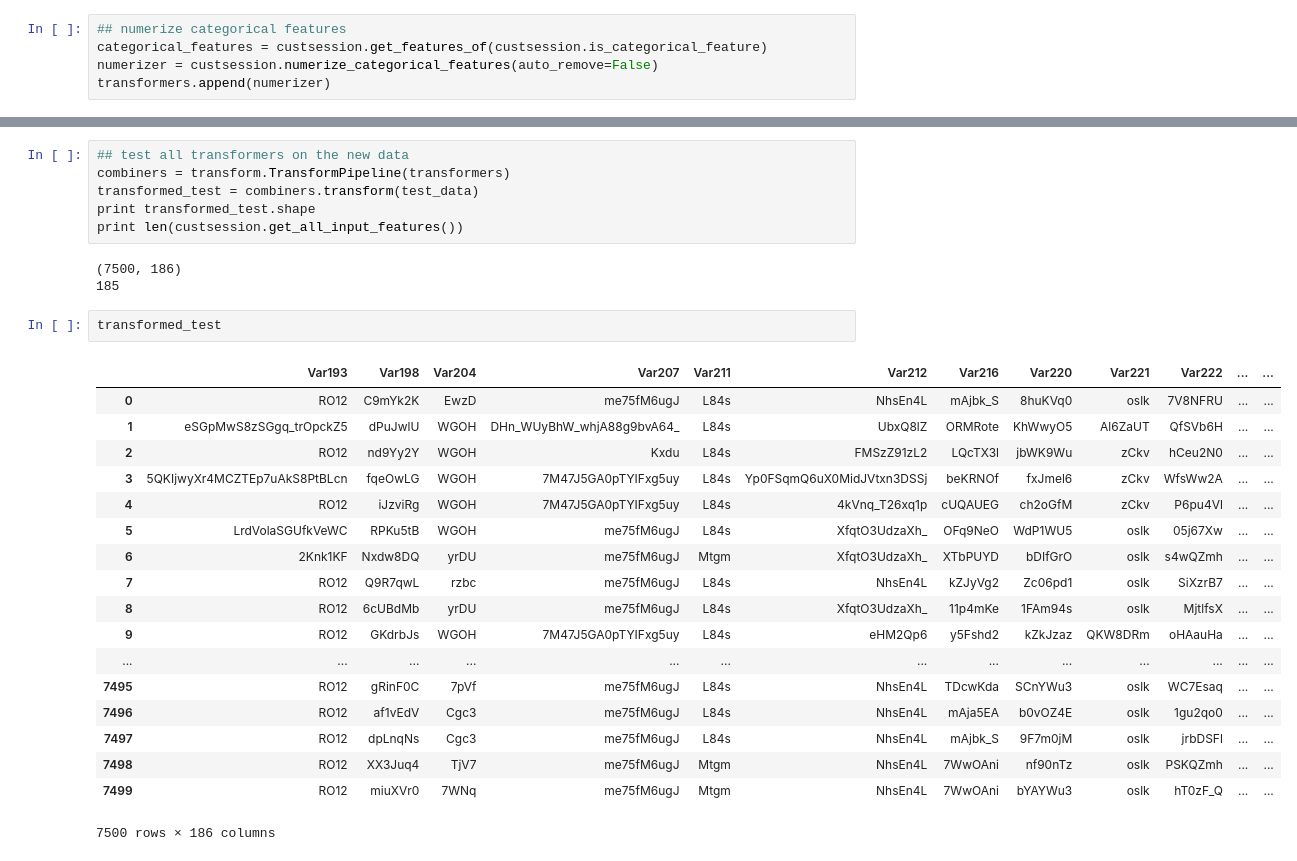
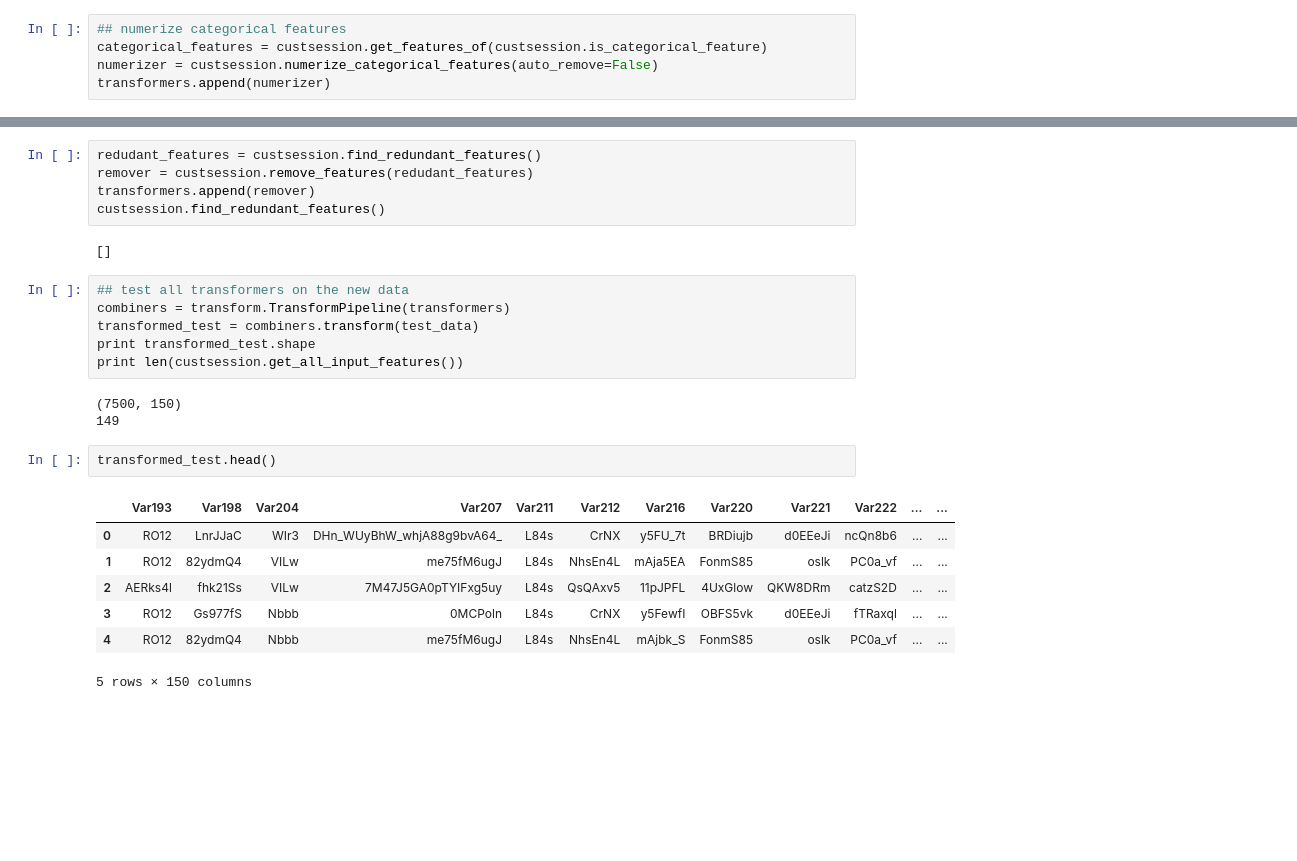
Before and after one commit to dolaameng/practical_munging_tools, a Jupyter notebook: exploration v2.ipynb, the cells around one changed output, grey strips where cells are left out. Cells and saved outputs as stored; diff of their text form; blank space fills up the shorter version.

```diff
--- a/exploration v2.ipynb
+++ b/exploration v2.ipynb
@@ -134,3 +134,10 @@ array(['Var57_WHITE', 'Var113_WHITE', 'Var153_IMPUTED_WHITE',
+# %%
+redudant_features = custsession.find_redundant_features()
+remover = custsession.remove_features(redudant_features)
+transformers.append(remover)
+custsession.find_redundant_features()
+# %% [output]
+[]
 # %%
 ## test all transformers on the new data
 combiners = transform.TransformPipeline(transformers)
@@ -138,26 +145,15 @@ transformed_test = combiners.transform(test_data)
 print transformed_test.shape
 print len(custsession.get_all_input_features())
 # %% [output]
-(7500, 186)
-185
+(7500, 150)
+149
 # %%
-transformed_test
+transformed_test.head()
 # %% [output]
 |  | Var193 | Var198 | Var204 | Var207 | Var211 | Var212 | Var216 | Var220 | Var221 | Var222 | ... | ... |
-| 0 | RO12 | C9mYk2K | EwzD | me75fM6ugJ | L84s | NhsEn4L | mAjbk_S | 8huKVq0 | oslk | 7V8NFRU | ... | ... |
-| 1 | eSGpMwS8zSGgq_trOpckZ5 | dPuJwlU | WGOH | DHn_WUyBhW_whjA88g9bvA64_ | L84s | UbxQ8lZ | ORMRote | KhWwyO5 | Al6ZaUT | QfSVb6H | ... | ... |
-| 2 | RO12 | nd9Yy2Y | WGOH | Kxdu | L84s | FMSzZ91zL2 | LQcTX3l | jbWK9Wu | zCkv | hCeu2N0 | ... | ... |
-| 3 | 5QKIjwyXr4MCZTEp7uAkS8PtBLcn | fqeOwLG | WGOH | 7M47J5GA0pTYIFxg5uy | L84s | Yp0FSqmQ6uX0MidJVtxn3DSSj | beKRNOf | fxJmel6 | zCkv | WfsWw2A | ... | ... |
-| 4 | RO12 | iJzviRg | WGOH | 7M47J5GA0pTYIFxg5uy | L84s | 4kVnq_T26xq1p | cUQAUEG | ch2oGfM | zCkv | P6pu4Vl | ... | ... |
-| 5 | LrdVolaSGUfkVeWC | RPKu5tB | WGOH | me75fM6ugJ | L84s | XfqtO3UdzaXh_ | OFq9NeO | WdP1WU5 | oslk | 05j67Xw | ... | ... |
-| 6 | 2Knk1KF | Nxdw8DQ | yrDU | me75fM6ugJ | Mtgm | XfqtO3UdzaXh_ | XTbPUYD | bDIfGrO | oslk | s4wQZmh | ... | ... |
-| 7 | RO12 | Q9R7qwL | rzbc | me75fM6ugJ | L84s | NhsEn4L | kZJyVg2 | Zc06pd1 | oslk | SiXzrB7 | ... | ... |
-| 8 | RO12 | 6cUBdMb | yrDU | me75fM6ugJ | L84s | XfqtO3UdzaXh_ | 11p4mKe | 1FAm94s | oslk | MjtlfsX | ... | ... |
-| 9 | RO12 | GKdrbJs | WGOH | 7M47J5GA0pTYIFxg5uy | L84s | eHM2Qp6 | y5Fshd2 | kZkJzaz | QKW8DRm | oHAauHa | ... | ... |
-| ... | ... | ... | ... | ... | ... | ... | ... | ... | ... | ... | ... | ... |
-| 7495 | RO12 | gRinF0C | 7pVf | me75fM6ugJ | L84s | NhsEn4L | TDcwKda | SCnYWu3 | oslk | WC7Esaq | ... | ... |
-| 7496 | RO12 | af1vEdV | Cgc3 | me75fM6ugJ | L84s | NhsEn4L | mAja5EA | b0vOZ4E | oslk | 1gu2qo0 | ... | ... |
-| 7497 | RO12 | dpLnqNs | Cgc3 | me75fM6ugJ | L84s | NhsEn4L | mAjbk_S | 9F7m0jM | oslk | jrbDSFl | ... | ... |
-| 7498 | RO12 | XX3Juq4 | TjV7 | me75fM6ugJ | Mtgm | NhsEn4L | 7WwOAni | nf90nTz | oslk | PSKQZmh | ... | ... |
-| 7499 | RO12 | miuXVr0 | 7WNq | me75fM6ugJ | Mtgm | NhsEn4L | 7WwOAni | bYAYWu3 | oslk | hT0zF_Q | ... | ... |
+| 0 | RO12 | LnrJJaC | WIr3 | DHn_WUyBhW_whjA88g9bvA64_ | L84s | CrNX | y5FU_7t | BRDiujb | d0EEeJi | ncQn8b6 | ... | ... |
+| 1 | RO12 | 82ydmQ4 | VILw | me75fM6ugJ | L84s | NhsEn4L | mAja5EA | FonmS85 | oslk | PC0a_vf | ... | ... |
+| 2 | AERks4l | fhk21Ss | VILw | 7M47J5GA0pTYIFxg5uy | L84s | QsQAxv5 | 11pJPFL | 4UxGlow | QKW8DRm | catzS2D | ... | ... |
+| 3 | RO12 | Gs977fS | Nbbb | 0MCPoln | L84s | CrNX | y5FewfI | OBFS5vk | d0EEeJi | fTRaxql | ... | ... |
+| 4 | RO12 | 82ydmQ4 | Nbbb | me75fM6ugJ | L84s | NhsEn4L | mAjbk_S | FonmS85 | oslk | PC0a_vf | ... | ... |
-7500 rows × 186 columns
+5 rows × 150 columns
```
Also changed, not shown: parts of 4 cells of this notebook, 2 other files.
